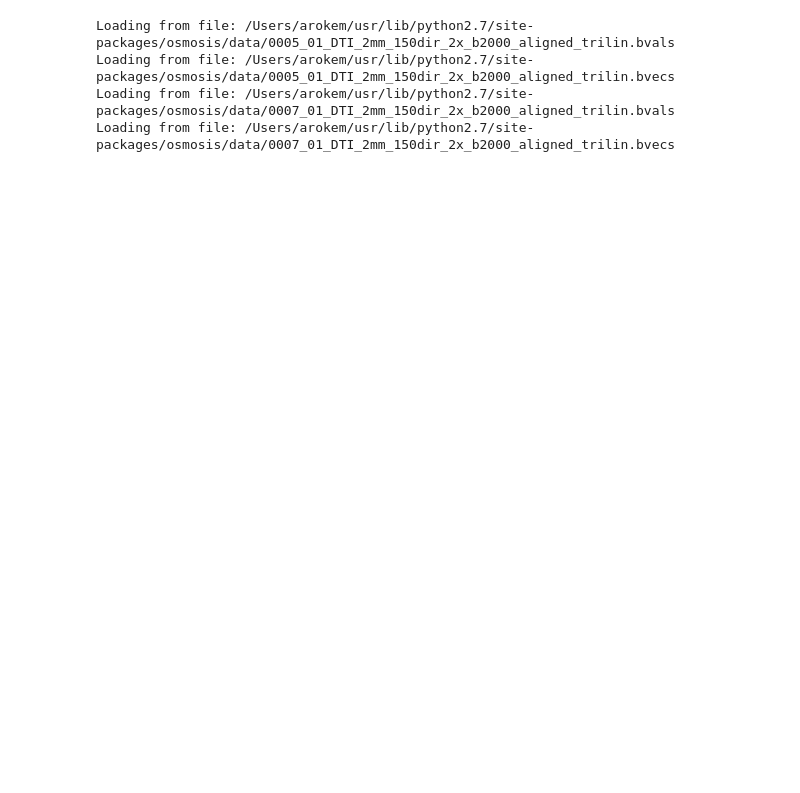
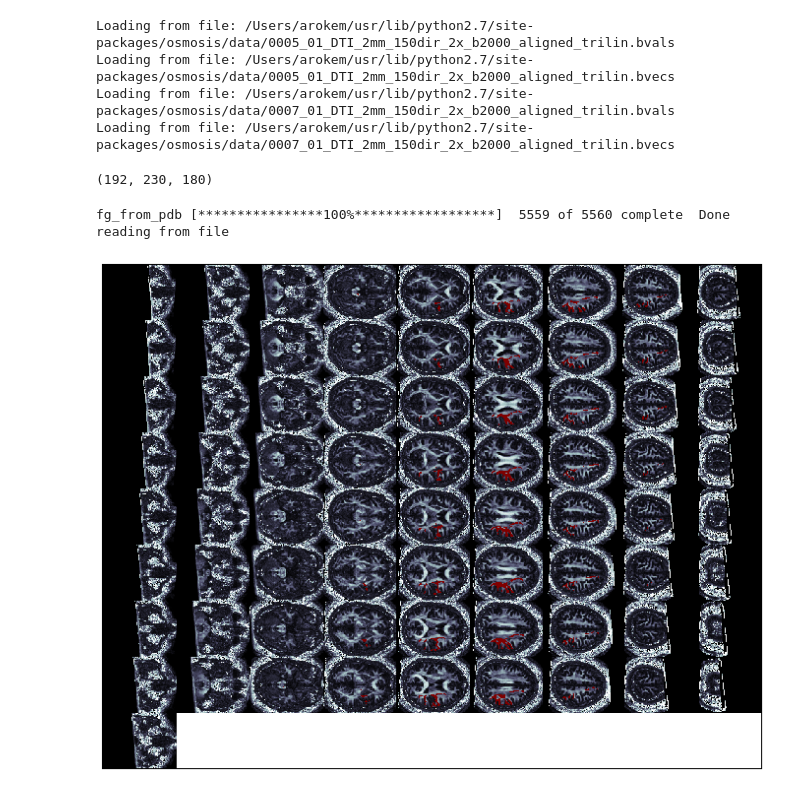
Before and after one commit to arokem/osmosis, a Jupyter notebook: osmosis/ipynb/FiberStatistic.ipynb, the cells around one changed output. Cells and saved outputs as stored; diff of their text form; code cells hidden in the pictures; blank space fills up the shorter version.

Commit message:
More testing of FiberStatistic.
In particular, I think I've figured out how to xform the FG.

```diff
--- a/osmosis/ipynb/FiberStatistic.ipynb
+++ b/osmosis/ipynb/FiberStatistic.ipynb
@@ -32,9 +32,38 @@ TM1 = dti.TensorModel(data_path + dwi1,
 TM2 = dti.TensorModel(data_path + dwi2,
                       data_path + bvecs2,
                       data_path + bvals2)
+
+t1_ni = ni.load(data_path + 'FP_t1.nii.gz')
+t1_data = t1_ni.get_data()
+t1_aff = np.matrix(t1_ni.get_affine())
+
+t1_data.shape
 # %% [output]
 Loading from file: /Users/arokem/usr/lib/python2.7/site-packages/osmosis/data/0005_01_DTI_2mm_150dir_2x_b2000_aligned_trilin.bvals
 Loading from file: /Users/arokem/usr/lib/python2.7/site-packages/osmosis/data/0005_01_DTI_2mm_150dir_2x_b2000_aligned_trilin.bvecs
 Loading from file: /Users/arokem/usr/lib/python2.7/site-packages/osmosis/data/0007_01_DTI_2mm_150dir_2x_b2000_aligned_trilin.bvals
 Loading from file: /Users/arokem/usr/lib/python2.7/site-packages/osmosis/data/0007_01_DTI_2mm_150dir_2x_b2000_aligned_trilin.bvecs
+(192, 230, 180)
+# %%
+# Read the fiber group and xform it into the space of the DWI data:
+FG = oio.fg_from_pdb(data_path + 'wholeBrain_Mori_Groups--Superior_longitudinal_fasciculus_R.pdb')
+FG.xform(TM1.affine.getI())
+# %% [output]
+fg_from_pdb [****************100%******************]  5559 of 5560 complete  Done reading from file
+# %%
+vol = ozu.nans(TM1.fractional_anisotropy.shape)
+#vol[Model1.fg_idx_unique[0],
+#    Model1.fg_idx_unique[1],
+#    Model1.fg_idx_unique[2]] = 1
+
+vol[FG.coords[0].astype(int),
+    FG.coords[1].astype(int),
+    FG.coords[2].astype(int)] = 1
+# %%
+fig = mpl.mosaic(TM1.fractional_anisotropy.T, cmap=matplotlib.cm.bone, cbar=False)
+#fig = mpl.mosaic(t1_data.T, cmap=matplotlib.cm.bone, cbar=False)
+fig = mpl.mosaic(vol.T, fig=fig, cbar=False, cmap=matplotlib.cm.jet_r)
+fig.set_size_inches([12,12])
+# %% [output]
+[figure, added]
 # %%
```
Also changed, not shown: parts of 8 cells of this notebook.
